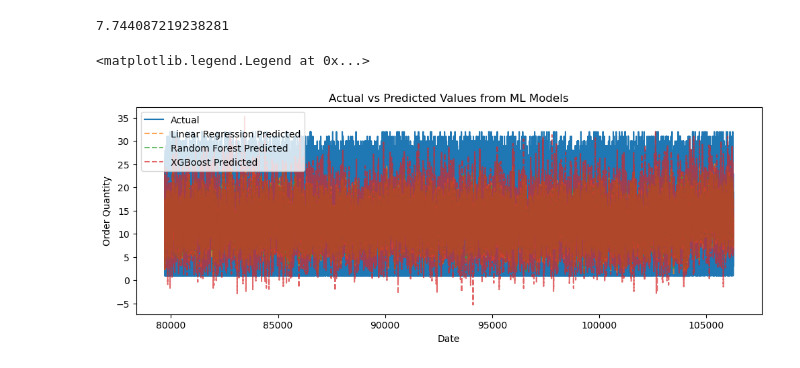
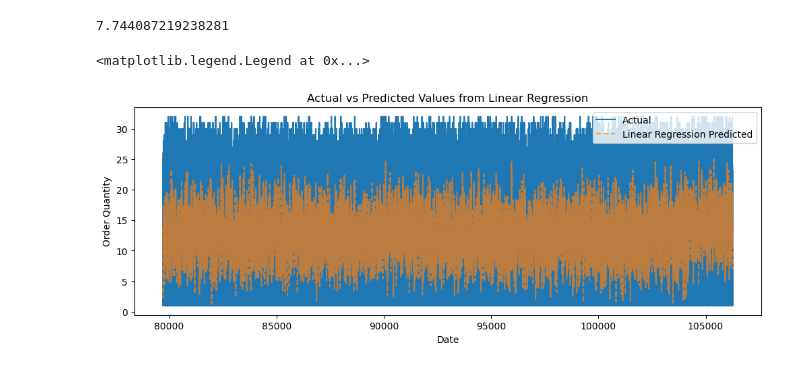
Before and after one commit to diB-dev24/Bike-Sales-Time-Series-Project-, a Jupyter notebook: Bike Sales Project.ipynb, the cells around one changed output. Saved outputs shown, nothing was run; the diff lists cells and outputs as text; code cells hidden in the pictures.

```diff
--- a/Bike Sales Project.ipynb
+++ b/Bike Sales Project.ipynb
@@ -1030,16 +1026,17 @@ mae_xgb
 # %% [output]
 7.744087219238281
 # %%
-# Plotting visual comparison of the actual values and the predicted values from the three ML models.
+# Plotting visual comparison of the actual values and the predicted values from the Linear Regression model.
 plt.figure(figsize=(12, 4))
 sns.lineplot(x=y_test.index, y=y_test.values, label='Actual')
 sns.lineplot(x=y_test.index, y=y_pred_lr, label='Linear Regression Predicted', linestyle='--', alpha=0.7)
-sns.lineplot(x=y_test.index, y=y_pred_rf, label='Random Forest Predicted', linestyle='--', alpha=0.7)
-sns.lineplot(x=y_test.index, y=y_pred_xgb, label='XGBoost Predicted', linestyle='--', alpha=0.7)
-plt.title('Actual vs Predicted Values from ML Models')
+#sns.lineplot(x=y_test.index, y=y_pred_rf, label='Random Forest Predicted', linestyle='--', alpha=0.7)
+#sns.lineplot(x=y_test.index, y=y_pred_xgb, label='XGBoost Predicted', linestyle='--', alpha=0.7)
+plt.title('Actual vs Predicted Values from Linear Regression')
 plt.xlabel('Date')
+#plt.xticks('Date')
 plt.ylabel('Order Quantity')
 plt.legend()
 # %% [output]
 <matplotlib.legend.Legend at 0x...>
-[figure, old version]
+[figure, new version]
```
Also changed, not shown: parts of 17 cells of this notebook.
